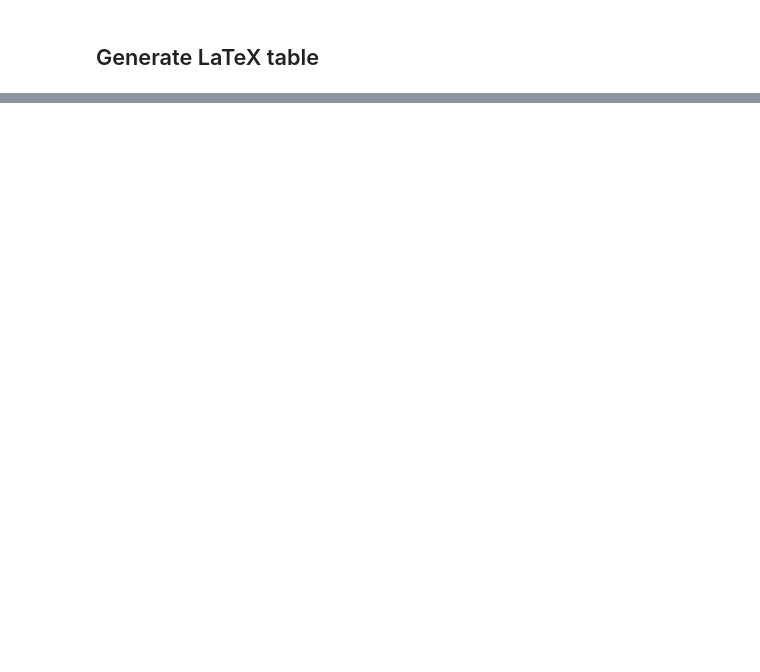
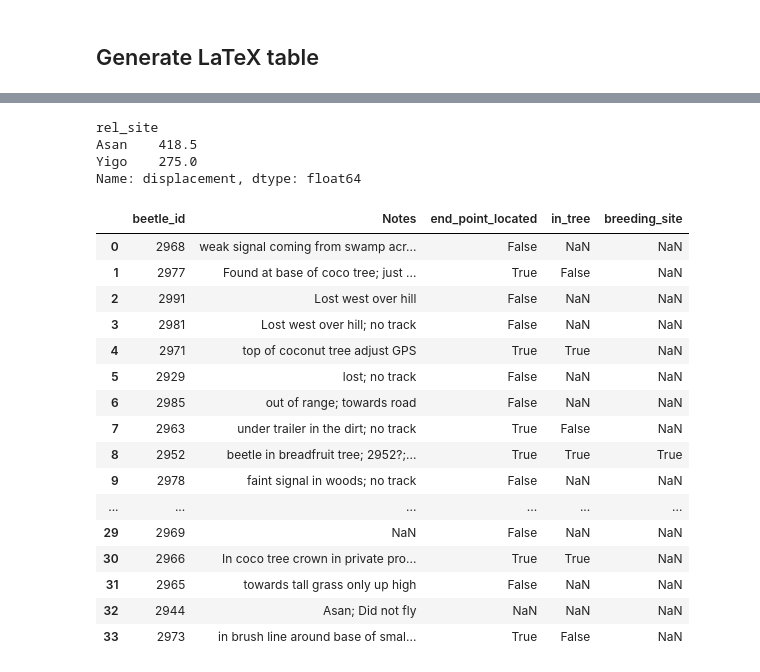
Before and after one commit to aubreymoore/detector_beetles, a Jupyter notebook: 4045191vqgrvx/detector_beetles.ipynb, the cells around one changed output, grey strips where cells are left out. Saved outputs shown, nothing was run; the diff lists cells and outputs as text; code cells hidden in the pictures; blank space fills up the shorter version.

```diff
--- a/4045191vqgrvx/detector_beetles.ipynb
+++ b/4045191vqgrvx/detector_beetles.ipynb
@@ -177,0 +180,24 @@ df_endpoints.to_latex('table.tex')
+# %%
+# Calculates flight displacement in meters
+
+for i, row in df_endpoints.iterrows():
+    # Get release site in UTM
+    if row.rel_site == 'Asan':
+        x0, y0 = pyproj.transform(wgs84, utm55n, 144.708537, 13.473904)
+    elif row.rel_site == 'Yigo':
+        x0, y0 = pyproj.transform(wgs84, utm55n, 144.87275, 13.531333)
+    else:
+        continue
+
+    if row.end_point_located and not pd.isnull(row.lon2):
+        # Get end point in UTM and calculate displacement
+        x1, y1 = pyproj.transform(wgs84, utm55n, row.lon2, row.lat2)
+        displacement = int(((x1-x0)**2 + (y1-y0)**2)**0.5)
+        df_endpoints.set_value(i, 'displacement', displacement)
+    else:
+        # For beetles not tracked to an end point,
+        # estimate displacement as 500; changing this value should not alter
+        # the median displacement.
+        df_endpoints.set_value(i, 'displacement', 500)
+
+df_endpoints.tail()
@@ -177,0 +211,28 @@ df_endpoints.to_latex('table.tex')
+# %%
+df_endpoints.groupby('rel_site').displacement.median()
+#gb.displacement.median()
+# %% [output]
+rel_site
+Asan    418.5
+Yigo    275.0
+Name: displacement, dtype: float64
+# %%
+df_endpoints[['beetle_id', 'Notes', 'end_point_located', 'in_tree', 'breeding_site']]
+# %% [output]
+|  | beetle_id | Notes | end_point_located | in_tree | breeding_site |
+| 0 | 2968 | weak signal coming from swamp acr... | False | NaN | NaN |
+| 1 | 2977 | Found at base of coco tree; just ... | True | False | NaN |
+| 2 | 2991 | Lost west over hill | False | NaN | NaN |
+| 3 | 2981 | Lost west over hill; no track | False | NaN | NaN |
+| 4 | 2971 | top of coconut tree adjust GPS | True | True | NaN |
+| 5 | 2929 | lost; no track | False | NaN | NaN |
+| 6 | 2985 | out of range; towards road | False | NaN | NaN |
+| 7 | 2963 | under trailer in the dirt; no track | True | False | NaN |
+| 8 | 2952 | beetle in breadfruit tree; 2952?;... | True | True | True |
+| 9 | 2978 | faint signal in woods; no track | False | NaN | NaN |
+| ... | ... | ... | ... | ... | ... |
+| 29 | 2969 | NaN | False | NaN | NaN |
+| 30 | 2966 | In coco tree crown in private pro... | True | True | NaN |
+| 31 | 2965 | towards tall grass only up high | False | NaN | NaN |
+| 32 | 2944 | Asan; Did not fly | NaN | NaN | NaN |
+| 33 | 2973 | in brush line around base of smal... | True | False | NaN |
```
Also changed, not shown: parts of 6 cells of this notebook, 11 other files.
